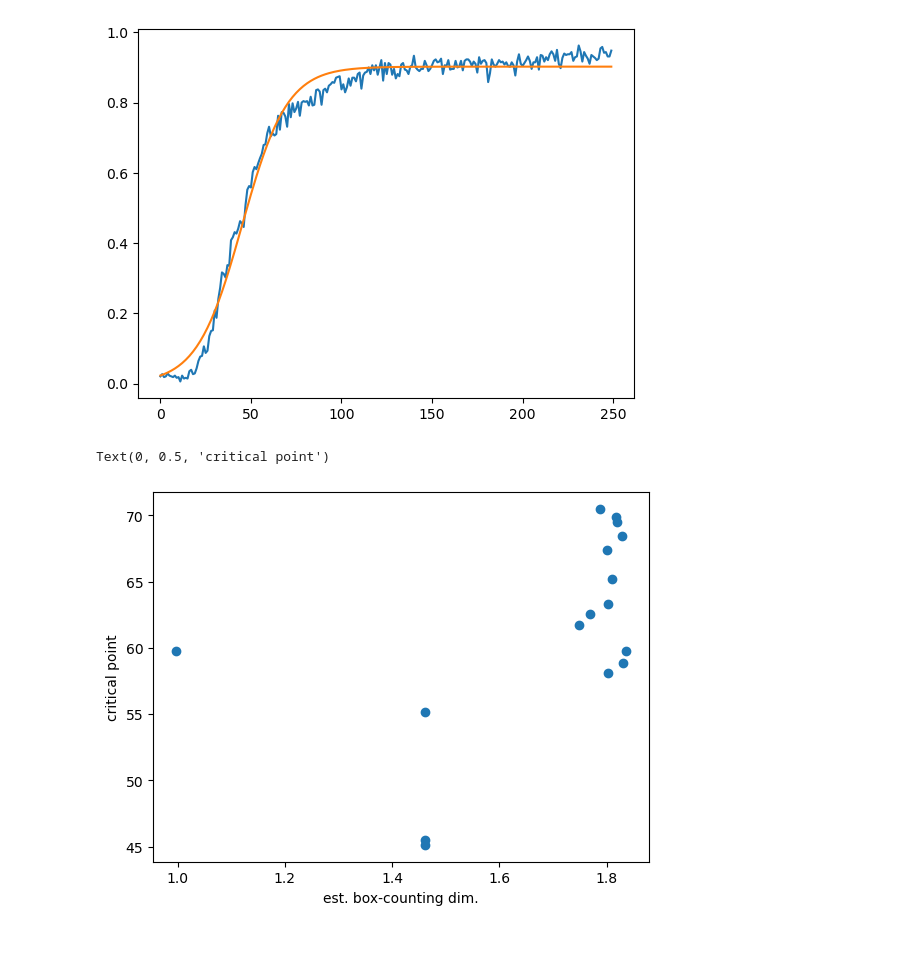
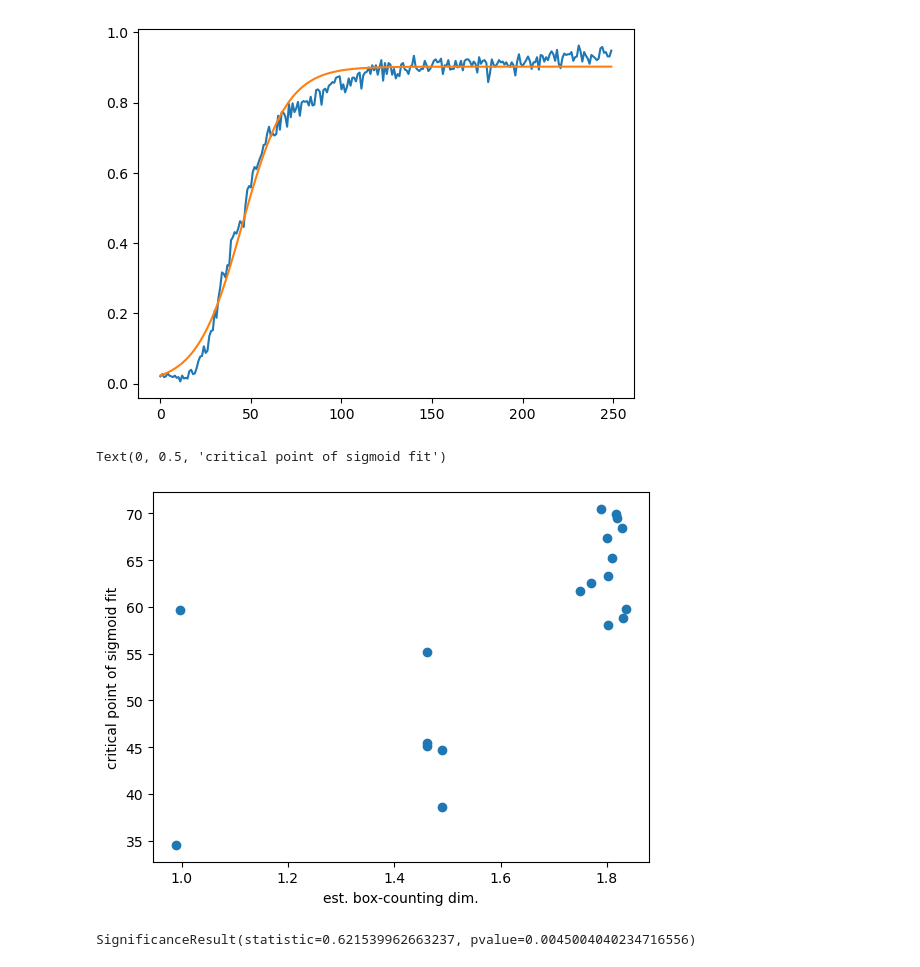
Before and after one commit to cutterdawes/BaseAddition, a Jupyter notebook: ml/ml.ipynb, the cells around one changed output. Drawn from its saved outputs; the diff is of its cells as text; code cells hidden in the pictures.

```diff
--- a/ml/ml.ipynb
+++ b/ml/ml.ipynb
@@ -137,13 +135,0 @@ with open('../pickles/all_tables_d2.pickle', 'rb') as f:
-# %%
-b = 4
-with open(f'../pickles/learning_metrics{b}.pickle', 'rb') as f:
-    learning_metrics = pickle.load(f)
-est_dim = [est_dim_box_vs_depth[b][dc][2] for dc in all_tables[b].keys()]
-# learning_rates = [np.where(learning_metrics[dc]['testing_acc'] >= 0.9)[0][0] for dc in all_tables[b].keys()]
-learning_rates = []
-for dc in all_tables[b].keys():
-    try:
-        learning_rate = np.where(learning_metrics[dc]['testing_acc'] >= 0.9)[0][0]
-    except:
-        learning_rate = 250
-    learning_rates.append(learning_rate)
@@ -177,23 +150,31 @@ plt.plot(acc(x, a, b, c))
 with open('../pickles/all_tables_d1.pickle', 'rb') as f:
     all_tables = pickle.load(f)
 # %%
-b = 4
-x = np.arange(250)
-with open(f'../pickles/learning_metrics{b}.pickle', 'rb') as f:
-    learning_metrics = pickle.load(f)
-est_dim = [est_dim_box_vs_depth[b][dc][2] for dc in all_tables[b].keys()]
-# learning_rates = [np.where(learning_metrics[dc]['testing_acc'] >= 0.9)[0][0] for dc in all_tables[b].keys()]
-learning_rates = []
-for dc in all_tables[b].keys():
-    y = learning_metrics[dc]['testing_acc']
-    (a, b, c), cov = curve_fit(acc, x, y)
-    learning_rates.append(c)
+all_est_dims = []
+all_critical_pts = []
+
+for b in range(3, 5):
+    x = np.arange(250)
+    with open(f'../pickles/learning_metrics{b}.pickle', 'rb') as f:
+        learning_metrics = pickle.load(f)
+    est_dims = [est_dim_box_vs_depth[b][dc][2] for dc in all_tables[b].keys()]
+    critical_pts = []
+    for dc in all_tables[b].keys():
+        y = learning_metrics[dc]['testing_acc']
+        (a, b, c), cov = curve_fit(acc, x, y)
+        critical_pts.append(c)
+    all_est_dims += est_dims
+    all_critical_pts += critical_pts
 # %%
-plt.scatter(est_dims, learning_rates)
+plt.scatter(all_est_dims, all_critical_pts)
 # plt.xticks(np.linspace(0, 2, 9))
 # plt.yticks(np.linspace(0, 250, 6))
 plt.xlabel('est. box-counting dim.')
-plt.ylabel('critical point')
+plt.ylabel('critical point of sigmoid fit')
 # %% [output]
-Text(0, 0.5, 'critical point')
+Text(0, 0.5, 'critical point of sigmoid fit')
-[figure, old version]
+[figure, new version]
+# %%
+scipy.stats.spearmanr(all_est_dims, all_critical_pts)
+# %% [output]
+SignificanceResult(statistic=0.621539962663237, pvalue=0.0045004040234716556)
```
Also changed, not shown: parts of 5 cells of this notebook, 6 other files.
